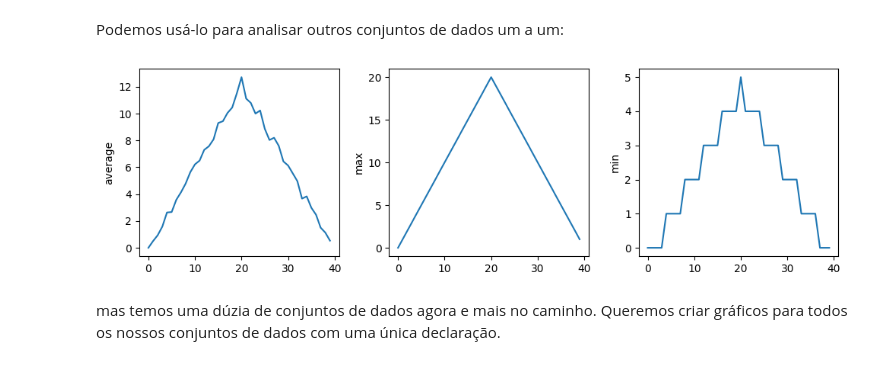
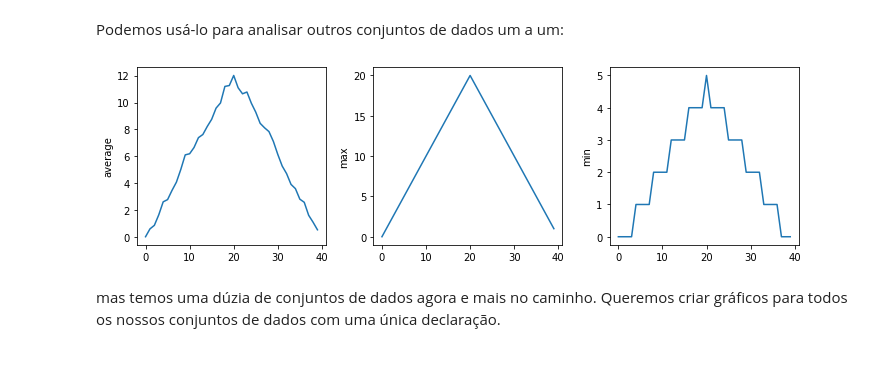
Before and after one commit to rafaluz/TOPICOS-ESPECIAIS-20241, a Jupyter notebook: 1 - introducao_python/02 - introducao a analise de dados.ipynb, the cells around one changed output. Drawn from its saved outputs; the diff is of its cells as text; code cells hidden in the pictures.

```diff
--- a/1 - introducao_python/02 - introducao a analise de dados.ipynb
+++ b/1 - introducao_python/02 - introducao a analise de dados.ipynb
@@ -488,9 +452,9 @@ analyze('data/inflammation-01.csv')
 # %% [markdown]
 Podemos usá-lo para analisar outros conjuntos de dados um a um:
 # %%
-analyze('data/inflammation-02.csv')
+analyze('data/inflammation-09.csv')
 # %% [output]
-[figure, old version]
+[figure, new version]
 # %% [markdown]
 mas temos uma dúzia de conjuntos de dados agora e mais no caminho.
 Queremos criar gráficos para todos os nossos conjuntos de dados com uma única declaração.
```
Also changed, not shown: parts of 19 cells of this notebook, 3 other files.
